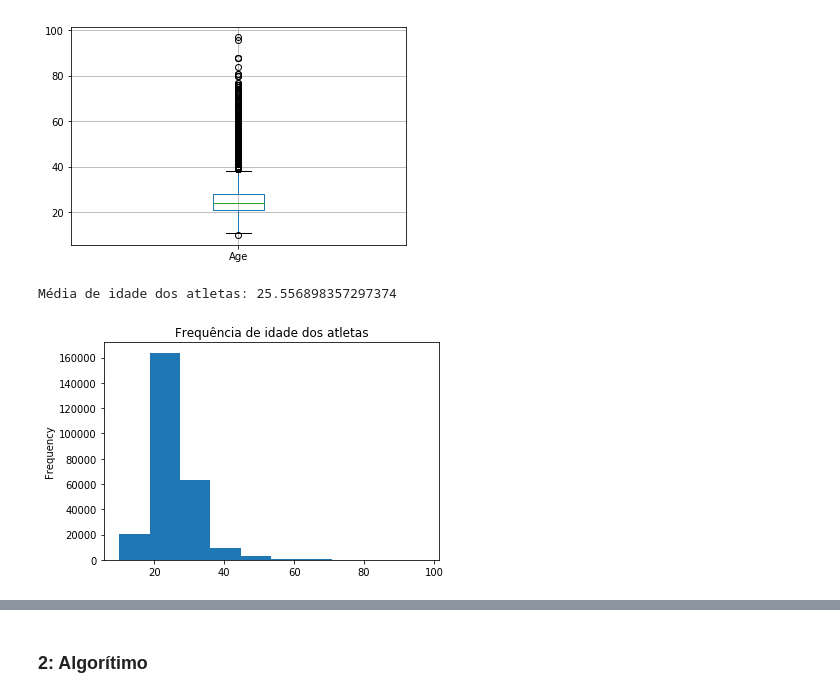
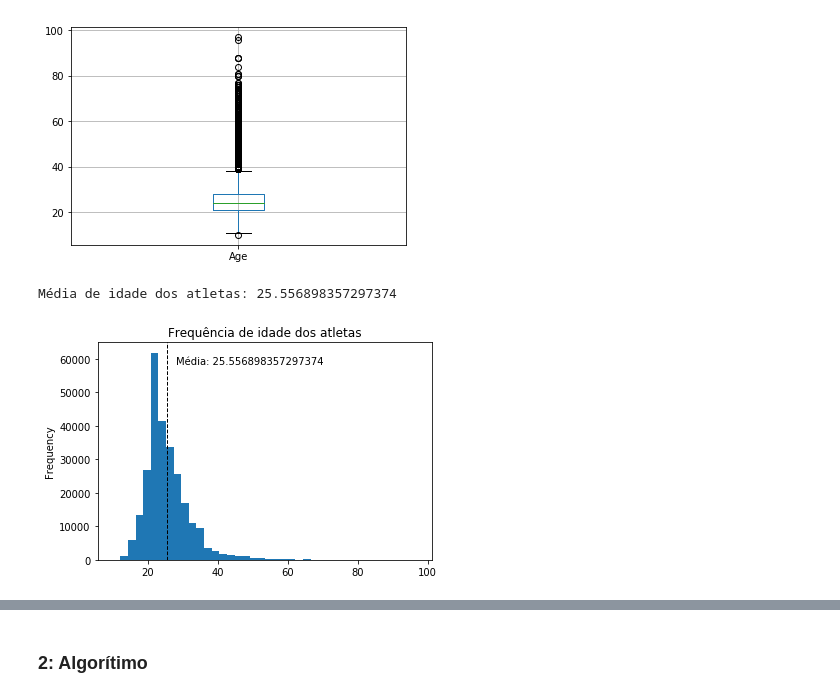
Before and after one commit to CaioFauza/Projeto3CDados, a Jupyter notebook: Projeto3.ipynb, the cells around one changed output, grey strips where cells are left out. Saved outputs shown, nothing was run; the diff lists cells and outputs as text; code cells hidden in the pictures.

```diff
--- a/Projeto3.ipynb
+++ b/Projeto3.ipynb
@@ -66,8 +83,15 @@ geral.loc[:,["Age"]].boxplot()
 <matplotlib.axes._subplots.AxesSubplot at 0x...>
 [figure]
 # %%
-geral["Age"].plot.hist(title ="Frequência de idade dos atletas")
+geral["Age"].plot.hist(title ="Frequência de idade dos atletas", bins=40)
+
+plt.axvline(geral["Age"].mean(), color='k', linestyle='dashed', linewidth=1)
+
+_, max_ = plt.ylim()
+
+plt.text(geral["Age"].mean() + geral["Age"].mean()/10, max_ - max_/10, 'Média: {}'.format(geral["Age"].mean()))
+
 print("Média de idade dos atletas: " + str(np.mean(geral["Age"])))
 # %% [output]
 Média de idade dos atletas: 25.556898357297374
-[figure, old version]
+[figure, new version]
```
Also changed, not shown: parts of 10 cells of this notebook.
